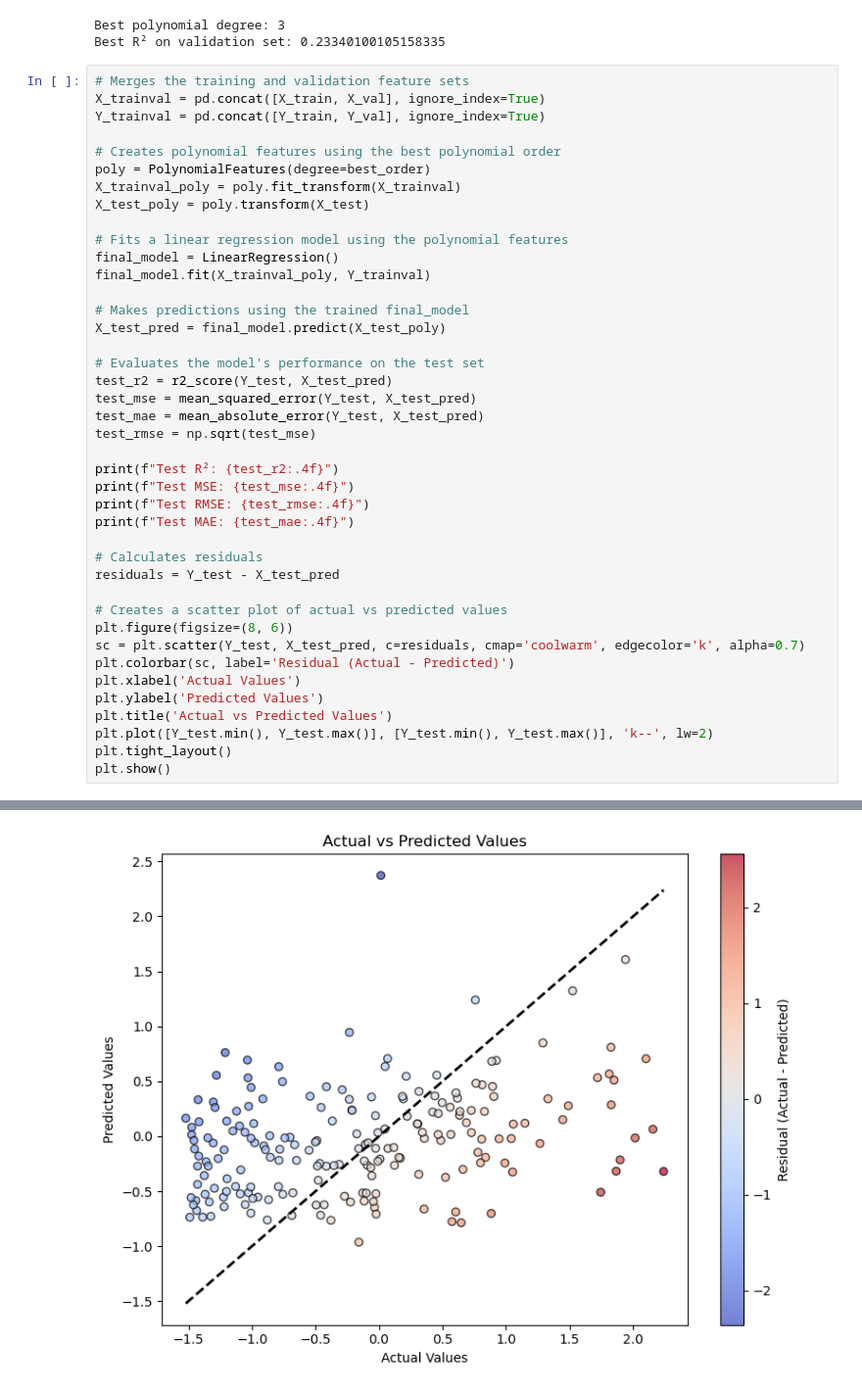
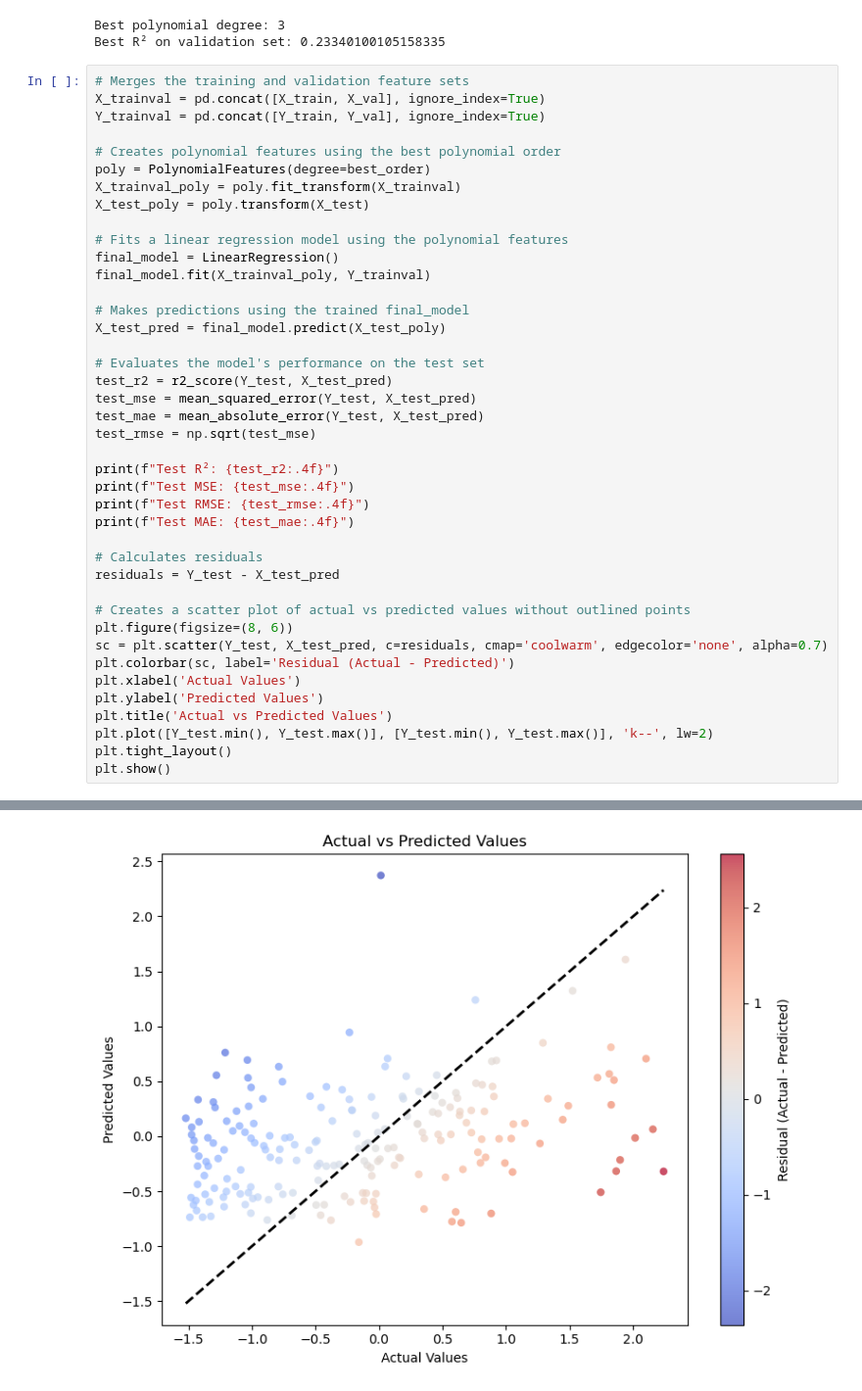
Before and after one commit to FWrightQMUL/EMS740UP-Course-Work, a Jupyter notebook: LR_gB4.ipynb, the cells around one changed output, grey strips where cells are left out. Shown at 98% size. Drawn from its saved outputs; the diff is of its cells as text.

```diff
--- a/LR_gB4.ipynb
+++ b/LR_gB4.ipynb
@@ -60,33 +60,33 @@ final_model.fit(X_trainval_poly, Y_trainval)
 # Makes predictions using the trained final_model
 X_test_pred = final_model.predict(X_test_poly)
 
 # Evaluates the model's performance on the test set
 test_r2 = r2_score(Y_test, X_test_pred)
 test_mse = mean_squared_error(Y_test, X_test_pred)
 test_mae = mean_absolute_error(Y_test, X_test_pred)
 test_rmse = np.sqrt(test_mse)
 
 print(f"Test R²: {test_r2:.4f}")
 print(f"Test MSE: {test_mse:.4f}")
 print(f"Test RMSE: {test_rmse:.4f}")
 print(f"Test MAE: {test_mae:.4f}")
 
 # Calculates residuals
 residuals = Y_test - X_test_pred
 
-# Creates a scatter plot of actual vs predicted values
+# Creates a scatter plot of actual vs predicted values without outlined points
 plt.figure(figsize=(8, 6))
-sc = plt.scatter(Y_test, X_test_pred, c=residuals, cmap='coolwarm', edgecolor='k', alpha=0.7)
+sc = plt.scatter(Y_test, X_test_pred, c=residuals, cmap='coolwarm', edgecolor='none', alpha=0.7)
 plt.colorbar(sc, label='Residual (Actual - Predicted)')
 plt.xlabel('Actual Values')
 plt.ylabel('Predicted Values')
 plt.title('Actual vs Predicted Values')
 plt.plot([Y_test.min(), Y_test.max()], [Y_test.min(), Y_test.max()], 'k--', lw=2)
 plt.tight_layout()
 plt.show()
 # %% [output]
 Test R²: 0.0678
 Test MSE: 0.8566
 Test RMSE: 0.9255
 Test MAE: 0.7521
-[figure, old version]
+[figure, new version]
```
Also changed, not shown: parts of 1 cell of this notebook, 4 other files.
